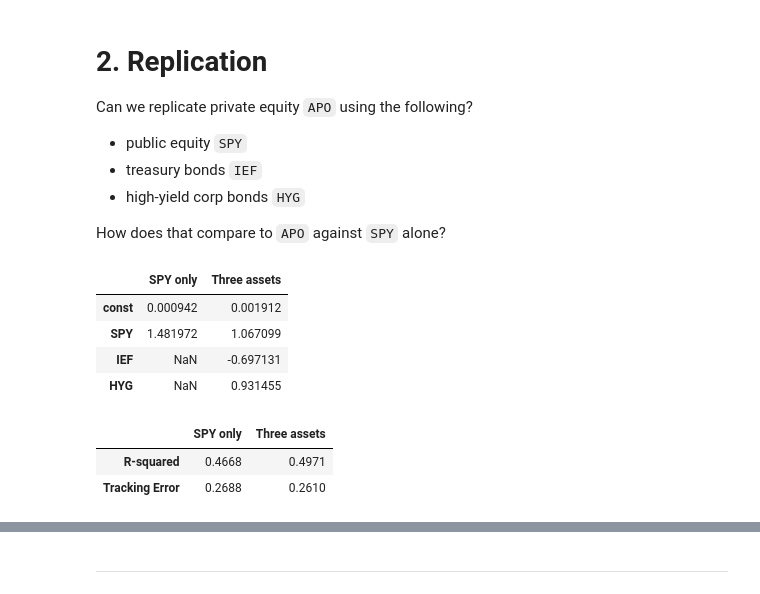
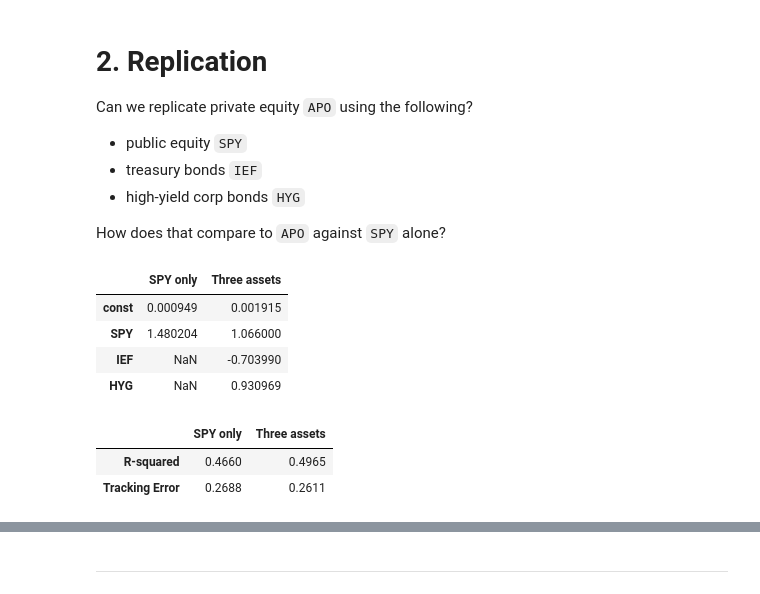
Before and after one commit to forddendorf/finm36700_group1A, a Jupyter notebook: Portfolio_hw3.ipynb, the cells around one changed output, grey strips where cells are left out. Drawn from its saved outputs; the diff is of its cells as text; code cells hidden in the pictures.

```diff
--- a/Portfolio_hw3.ipynb
+++ b/Portfolio_hw3.ipynb
@@ -350,39 +337,39 @@ Can we replicate private equity `APO` using the following?
 How does that compare to `APO` against `SPY` alone?
 # %%
 
-y = rets["APO"]
+y = excess["APO"]
 
-X1 = sm.add_constant(rets[["SPY"]])
+X1 = sm.add_constant(excess[["SPY"]])
 model1 = sm.OLS(y, X1).fit()
 
-X2 = sm.add_constant(rets[["SPY", "IEF", "HYG"]])
+X2 = sm.add_constant(excess[["SPY", "IEF", "HYG"]])
 model2 = sm.OLS(y, X2).fit()
 
 coefficients = pd.concat([
     model1.params.rename("SPY only"),
     model2.params.rename("Three assets")
 ], axis=1)
 
 display(coefficients)
 
 comparison = pd.DataFrame({
     "SPY only": {
         "R-squared": model1.rsquared,
         "Tracking Error": model1.resid.std() * np.sqrt(FREQ)
     },
     "Three assets": {
         "R-squared": model2.rsquared,
         "Tracking Error": model2.resid.std() * np.sqrt(FREQ)
     }
 })
 
 display(comparison.round(4))
 # %% [output]
 |  | SPY only | Three assets |
-| const | 0.000942 | 0.001912 |
-| SPY | 1.481972 | 1.067099 |
-| IEF | NaN | -0.697131 |
-| HYG | NaN | 0.931455 |
+| const | 0.000949 | 0.001915 |
+| SPY | 1.480204 | 1.066000 |
+| IEF | NaN | -0.703990 |
+| HYG | NaN | 0.930969 |
 |  | SPY only | Three assets |
-| R-squared | 0.4668 | 0.4971 |
-| Tracking Error | 0.2688 | 0.2610 |
+| R-squared | 0.4660 | 0.4965 |
+| Tracking Error | 0.2688 | 0.2611 |
```
Also changed, not shown: parts of 8 cells of this notebook, 1 other file.
